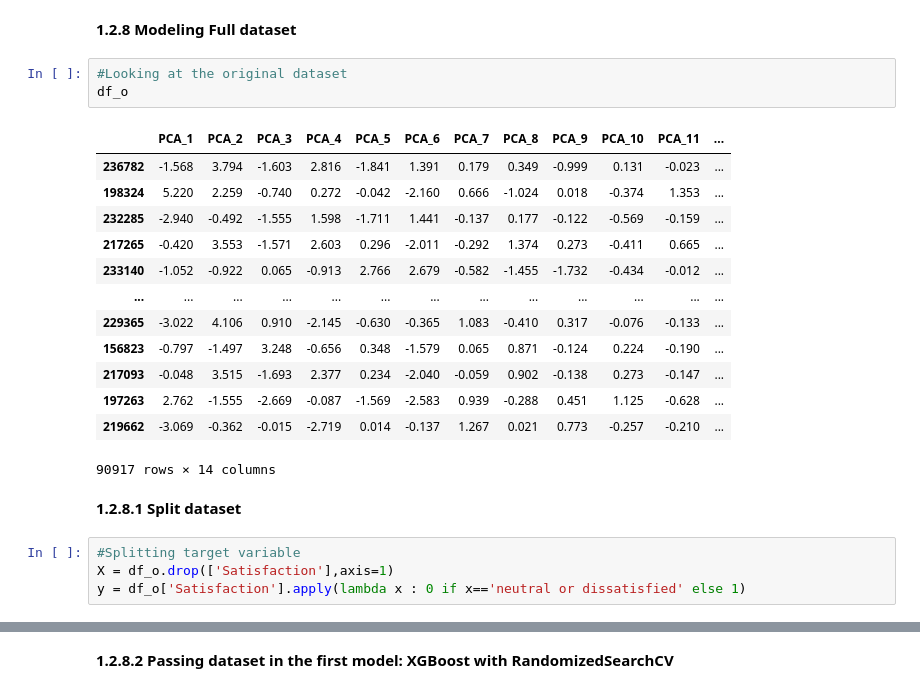
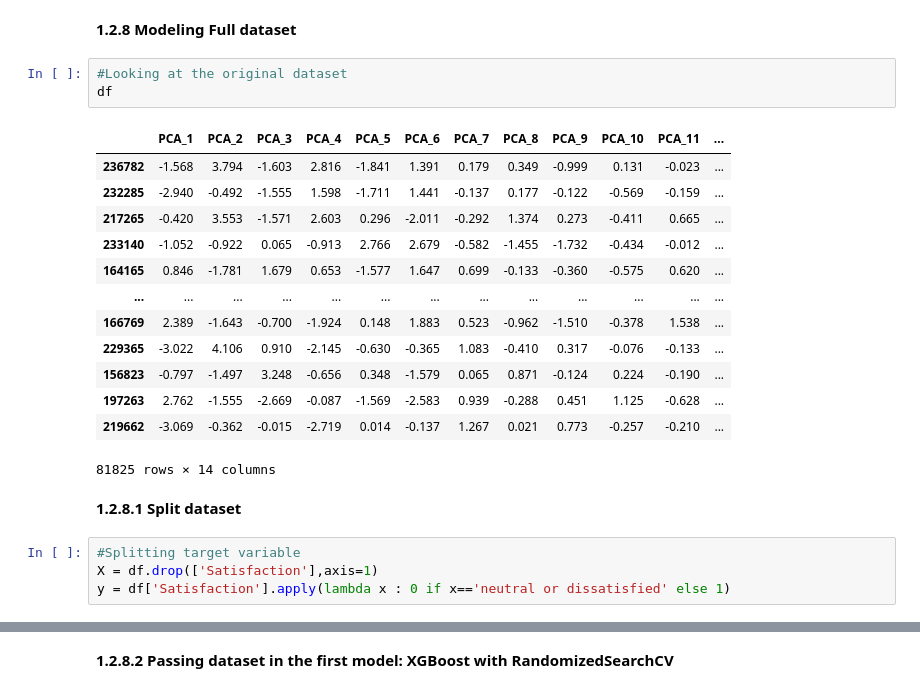
Before and after one commit to marceloamoraes/ProjectsPortfolio, a Jupyter notebook: Capstone_Aviation_Marketing_Project/Capstone_Aviation_Marketing_Project_Milestone_III_.ipynb, the cells around one changed output, grey strips where cells are left out. Saved outputs shown, nothing was run; the diff lists cells and outputs as text.

```diff
--- a/Capstone_Aviation_Marketing_Project/Capstone_Aviation_Marketing_Project_Milestone_III_.ipynb
+++ b/Capstone_Aviation_Marketing_Project/Capstone_Aviation_Marketing_Project_Milestone_III_.ipynb
@@ -1454,27 +1454,27 @@ comparison_frame.sort_values(by=['Test_Precision'],ascending=False)
 **1.2.8 Modeling Full dataset**
 # %%
 #Looking at the original dataset
-df_o
+df
 # %% [output]
 |  | PCA_1 | PCA_2 | PCA_3 | PCA_4 | PCA_5 | PCA_6 | PCA_7 | PCA_8 | PCA_9 | PCA_10 | PCA_11 | ... |
 | 236782 | -1.568 | 3.794 | -1.603 | 2.816 | -1.841 | 1.391 | 0.179 | 0.349 | -0.999 | 0.131 | -0.023 | ... |
-| 198324 | 5.220 | 2.259 | -0.740 | 0.272 | -0.042 | -2.160 | 0.666 | -1.024 | 0.018 | -0.374 | 1.353 | ... |
 | 232285 | -2.940 | -0.492 | -1.555 | 1.598 | -1.711 | 1.441 | -0.137 | 0.177 | -0.122 | -0.569 | -0.159 | ... |
 | 217265 | -0.420 | 3.553 | -1.571 | 2.603 | 0.296 | -2.011 | -0.292 | 1.374 | 0.273 | -0.411 | 0.665 | ... |
 | 233140 | -1.052 | -0.922 | 0.065 | -0.913 | 2.766 | 2.679 | -0.582 | -1.455 | -1.732 | -0.434 | -0.012 | ... |
+| 164165 | 0.846 | -1.781 | 1.679 | 0.653 | -1.577 | 1.647 | 0.699 | -0.133 | -0.360 | -0.575 | 0.620 | ... |
 | ... | ... | ... | ... | ... | ... | ... | ... | ... | ... | ... | ... | ... |
+| 166769 | 2.389 | -1.643 | -0.700 | -1.924 | 0.148 | 1.883 | 0.523 | -0.962 | -1.510 | -0.378 | 1.538 | ... |
 | 229365 | -3.022 | 4.106 | 0.910 | -2.145 | -0.630 | -0.365 | 1.083 | -0.410 | 0.317 | -0.076 | -0.133 | ... |
 | 156823 | -0.797 | -1.497 | 3.248 | -0.656 | 0.348 | -1.579 | 0.065 | 0.871 | -0.124 | 0.224 | -0.190 | ... |
-| 217093 | -0.048 | 3.515 | -1.693 | 2.377 | 0.234 | -2.040 | -0.059 | 0.902 | -0.138 | 0.273 | -0.147 | ... |
 | 197263 | 2.762 | -1.555 | -2.669 | -0.087 | -1.569 | -2.583 | 0.939 | -0.288 | 0.451 | 1.125 | -0.628 | ... |
 | 219662 | -3.069 | -0.362 | -0.015 | -2.719 | 0.014 | -0.137 | 1.267 | 0.021 | 0.773 | -0.257 | -0.210 | ... |
-90917 rows × 14 columns
+81825 rows × 14 columns
 # %% [markdown]
 **1.2.8.1 Split dataset**
 # %%
 #Splitting target variable
-X = df_o.drop(['Satisfaction'],axis=1)
-y = df_o['Satisfaction'].apply(lambda x : 0 if x=='neutral or dissatisfied' else 1)
+X = df.drop(['Satisfaction'],axis=1)
+y = df['Satisfaction'].apply(lambda x : 0 if x=='neutral or dissatisfied' else 1)
 # %%
 # Splitting data into training and test set:
 X1_train, X1_test, y1_train, y1_test = train_test_split(X, y, test_size=0.3, random_state=7,stratify=y)
```
Also changed, not shown: parts of 8 cells of this notebook.
